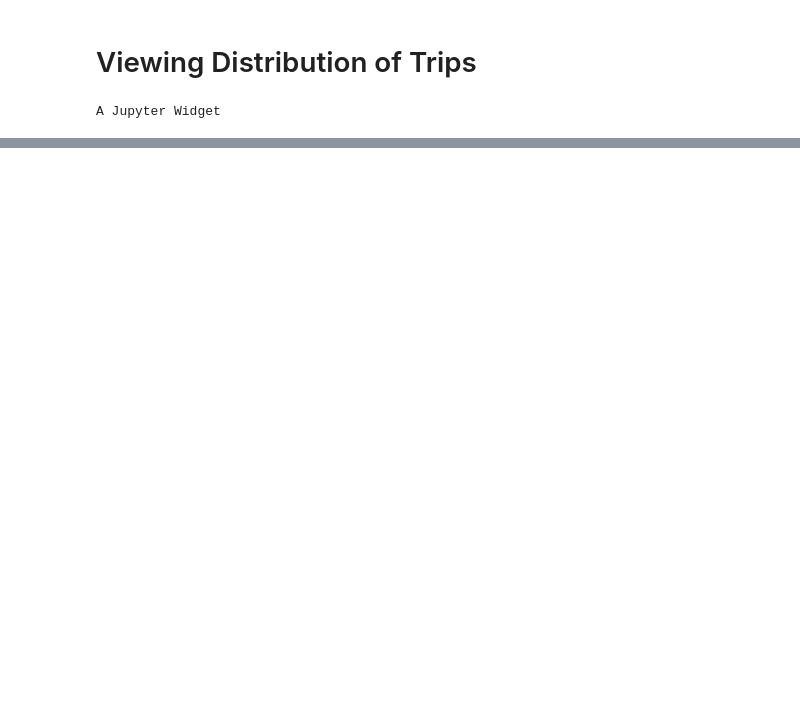
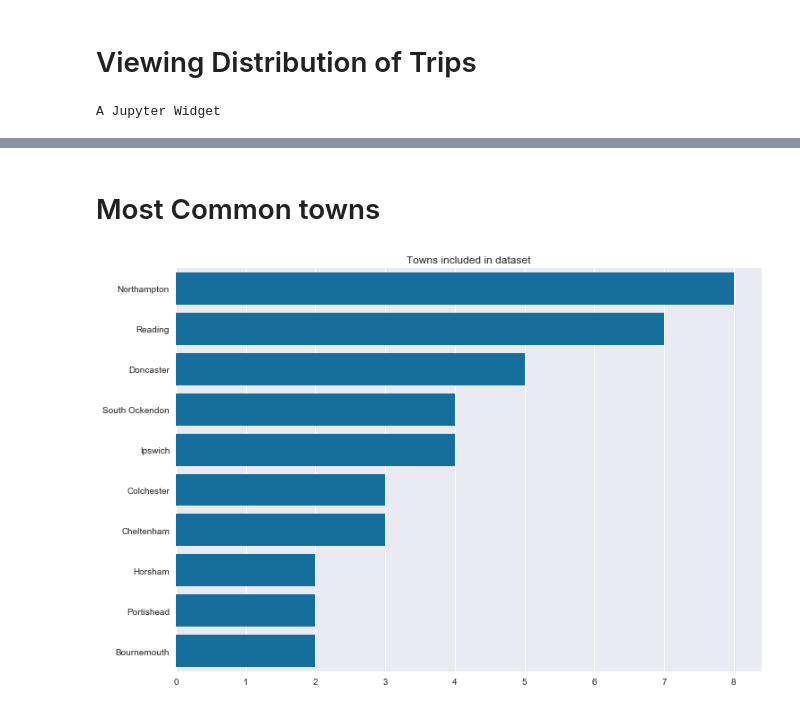
Before and after one commit to GeorgeVince/DataCubed, a Jupyter notebook: Analysis.ipynb, the cells around one changed output, grey strips where cells are left out. Saved outputs shown, nothing was run; the diff lists cells and outputs as text; code cells hidden in the pictures; blank space fills up the shorter version.

```diff
--- a/Analysis.ipynb
+++ b/Analysis.ipynb
@@ -24,0 +60,9 @@ A Jupyter Widget
+# %% [markdown]
+# Most Common towns
+# %%
+most_popular_towns = df['town'].value_counts()
+sns.barplot(x=most_popular_towns.head(10).values, y=most_popular_towns.head(10).index, color="#0075b2")
+plt.title("Towns included in dataset")
+plt.show()
+# %% [output]
+[figure, added]
```
Also changed, not shown: parts of 10 cells of this notebook, 1 other file.
